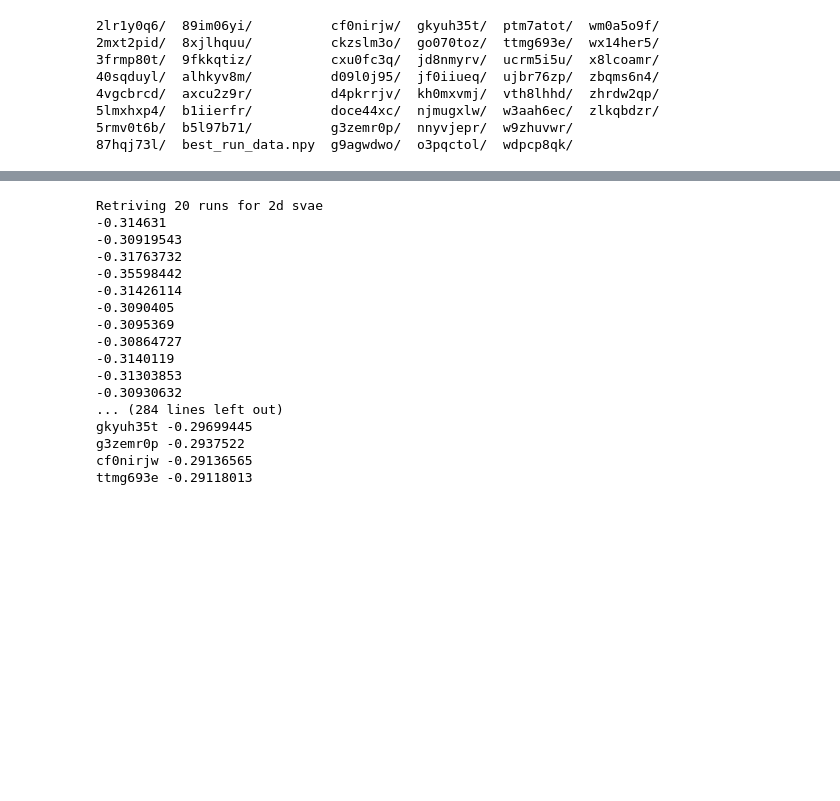
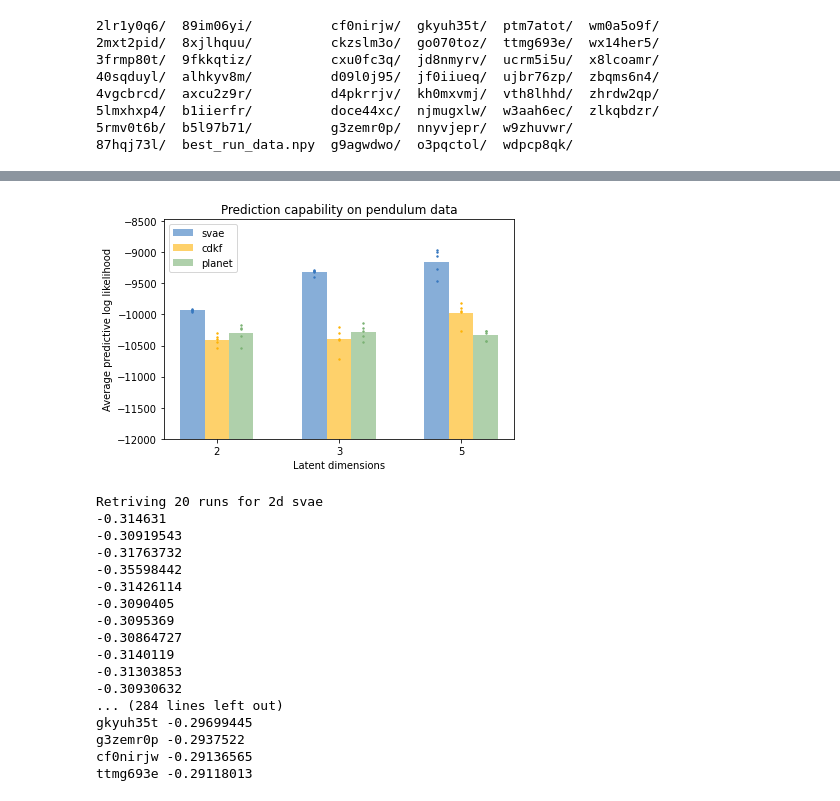
Before and after one commit to matthew9671/MattLab, a Jupyter notebook: Revisiting_SVAE_Refactor.ipynb, the cells around one changed output, grey strips where cells are left out. Drawn from its saved outputs; the diff is of its cells as text; code cells hidden in the pictures; blank space fills up the shorter version.

```diff
--- a/Revisiting_SVAE_Refactor.ipynb
+++ b/Revisiting_SVAE_Refactor.ipynb
@@ -5041,3 +5051,53 @@ plot_linear_decoding_error(colors)
+# %%
+# @title Plot the overall prediction log likelihood
+
+# TODO: fix the colors and x ticks
+def plot_prediction_log_likelihood(colors, baseline, margin):
+    ax = plt.subplot()
+
+    full_width = .6
+    dims = [2, 3, 5]
+    bar_width = full_width / len(dims)
+    methods = ["svae", "cdkf", "planet"]
+    labels = methods
+    max_y = baseline
+    for j in range(len(dims)):
+        for x in range(len(methods)):
+            all_pred_lls = []
+            runs = best_run_ids[methods[x]][dims[j]]
+            for i in range(len(runs)):
+                run_name = runs[i]
+                d = load_run_and_summary(project_path, run_name)
+                run_params, model_params, model, results = d["run_params"], d["model_params"], \
+                    d["model"], d["results"]
+                pred_lls = results["prediction_lls"]
+                seq_pred_lls = pred_lls.sum(axis=2)
+                num_samples = pred_lls.shape[1]
+                full_pred_lls = logsumexp(seq_pred_lls, axis=1) - np.log(num_samples)
+                all_pred_lls.append(full_pred_lls.mean())
+            pred_lls = np.array(all_pred_lls)
+            x_pos = j + x * bar_width
+            ax.scatter(np.zeros_like(pred_lls)+x_pos-full_width/2,
+                             pred_lls, s=2, color=colors[x])
+            rect = ax.bar(x_pos-full_width/2, pred_lls.mean(), width=bar_width,
+                    color=colors[x], alpha=.6, label=labels[x] if j == 0 else None)[0]
+            rect.set_y(baseline)
+            rect.set_height(pred_lls.mean() - baseline)
+            max_y = max(max_y, np.max(pred_lls) + margin)
+    ax.set_title("Prediction capability on pendulum data")
+    ax.set_ylabel("Average predictive log likelihood")
+    ax.set_xticks(np.arange(len(methods))-bar_width/2)
+    ax.set_xticklabels(dims)
+    ax.set_xlabel("Latent dimensions")
+    ax.set_ylim(baseline, max_y)
+    ax.legend()
+    plt.tight_layout()
+
+method_colors = [colors[0], colors[2], colors[3]]
+plot_prediction_log_likelihood(method_colors, baseline=-12000, margin=500)
+plt.savefig("prediction.pdf")
+# %% [output]
+[figure, added]
 # %%
 # @title Collect the names of the best runs (ranked by validation ELBO)
 import pandas as pd
```
Also changed, not shown: parts of 1 cell of this notebook.
